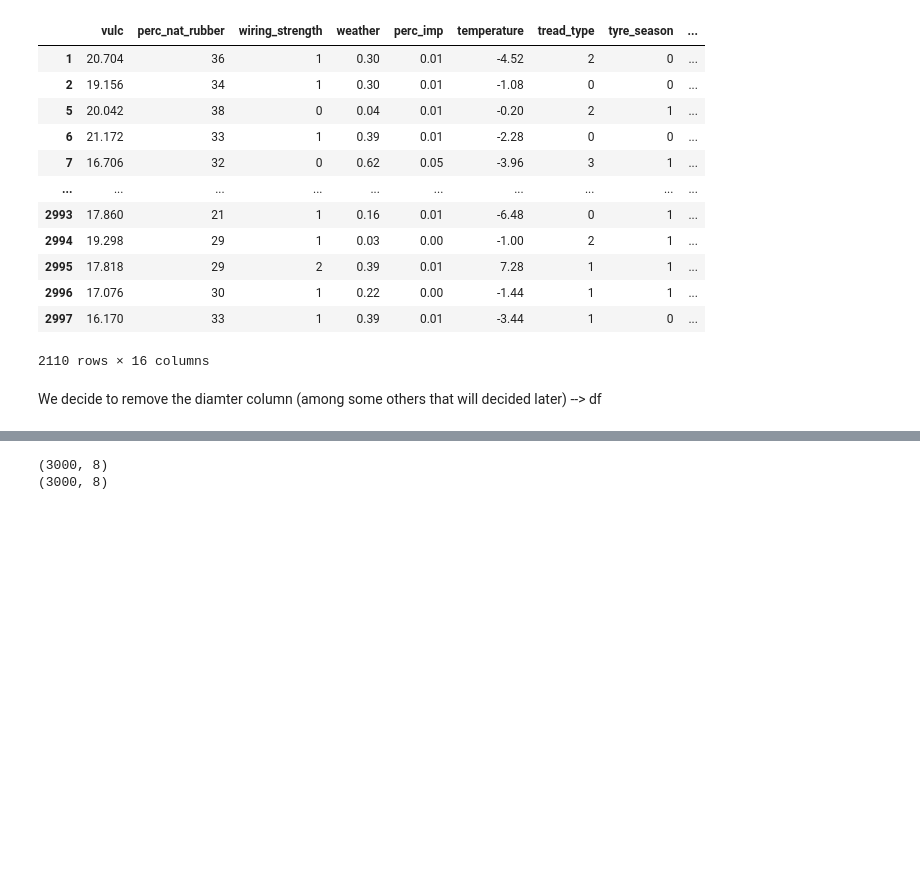
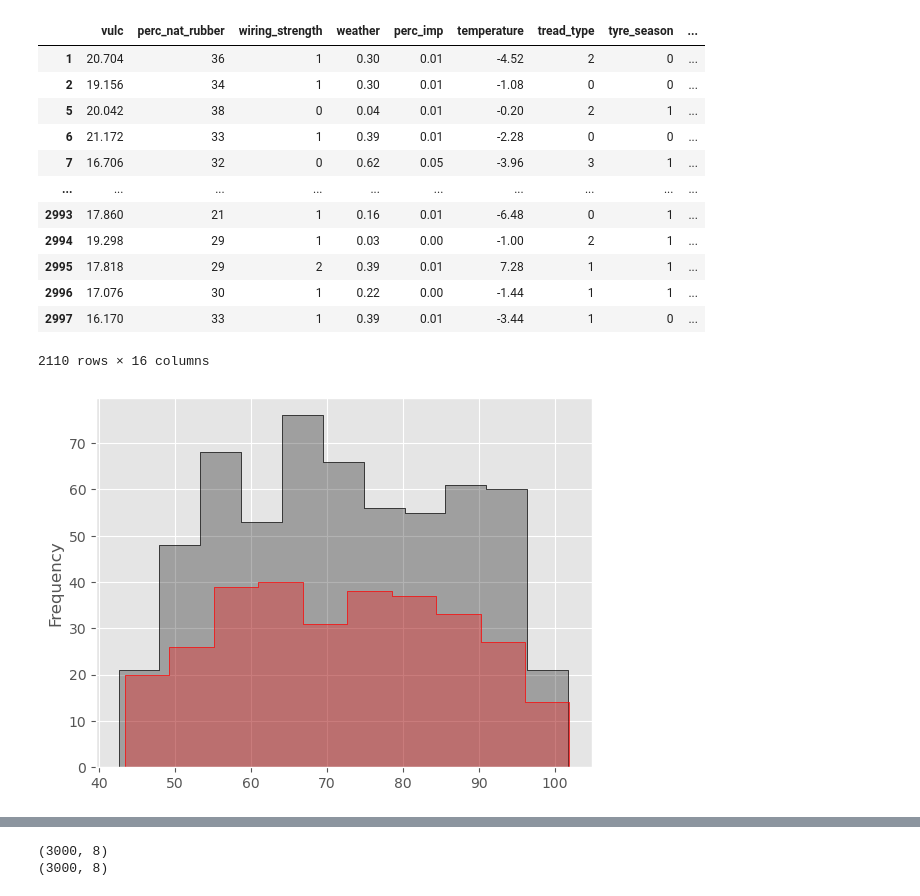
Before and after one commit to dodogro/ML_Project, a Jupyter notebook: script/eda.ipynb, the cells around one changed output, grey strips where cells are left out. Saved outputs shown, nothing was run; the diff lists cells and outputs as text; code cells hidden in the pictures; blank space fills up the shorter version.

Commit message:
Added plot on diameter to explain removal

```diff
--- a/script/eda.ipynb
+++ b/script/eda.ipynb
@@ -104,5 +104,20 @@ dtype: bool
 | 2996 | 17.076 | 30 | 1 | 0.22 | 0.00 | -1.44 | 1 | 1 | ... |
 | 2997 | 16.170 | 33 | 1 | 0.39 | 0.01 | -3.44 | 1 | 0 | ... |
 2110 rows × 16 columns
-# %% [markdown]
- We decide to remove the diamter column (among some others that will decided later) --> df
+# %%
+# What to do with the diameter column? Indeed, according to "tyres" theory it should be a relevant parameter for describing tyres' failure.
+# Let's try to see simply whether its "predictive" power...
+
+X_0 = df[df["failure"] == 0]
+X_1 = df[df["failure"] == 1]
+
+pic1 = sns.histplot(X_0["diameter"], color="black", element="step",alpha=0.3) #ALpha is a "transparency" variable
+pic2 = sns.histplot(X_1["diameter"], color="red", element="step",alpha=0.3)
+
+pic1.set(xlabel = None)
+pic2.set(ylabel = "Frequency")
+
+# plt.savefig("../figures/Diameter Relevance.png")
+plt.show()
+# %% [output]
+[figure, added]
```
Also changed, not shown: parts of 7 cells of this notebook, 1 other file.
